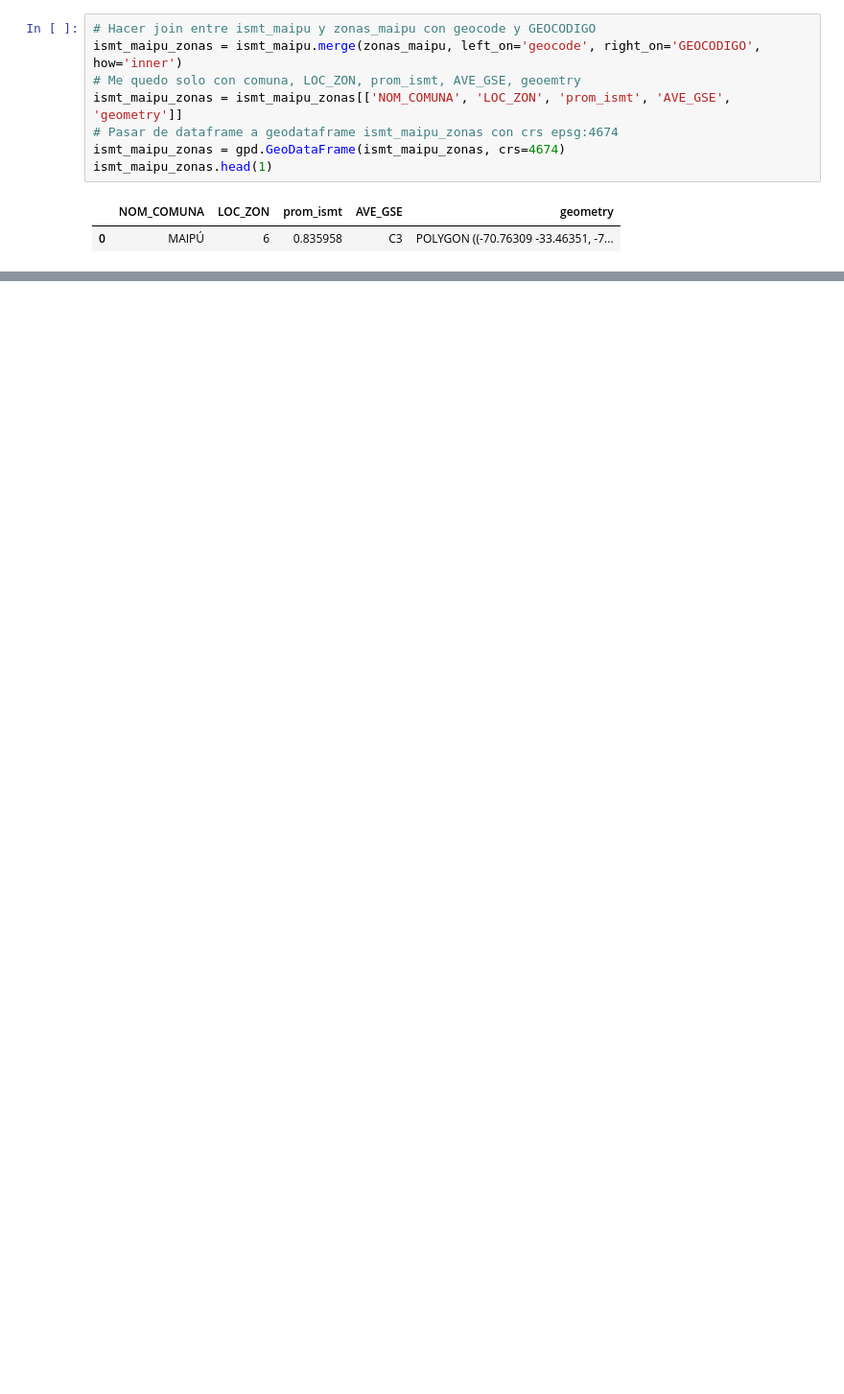
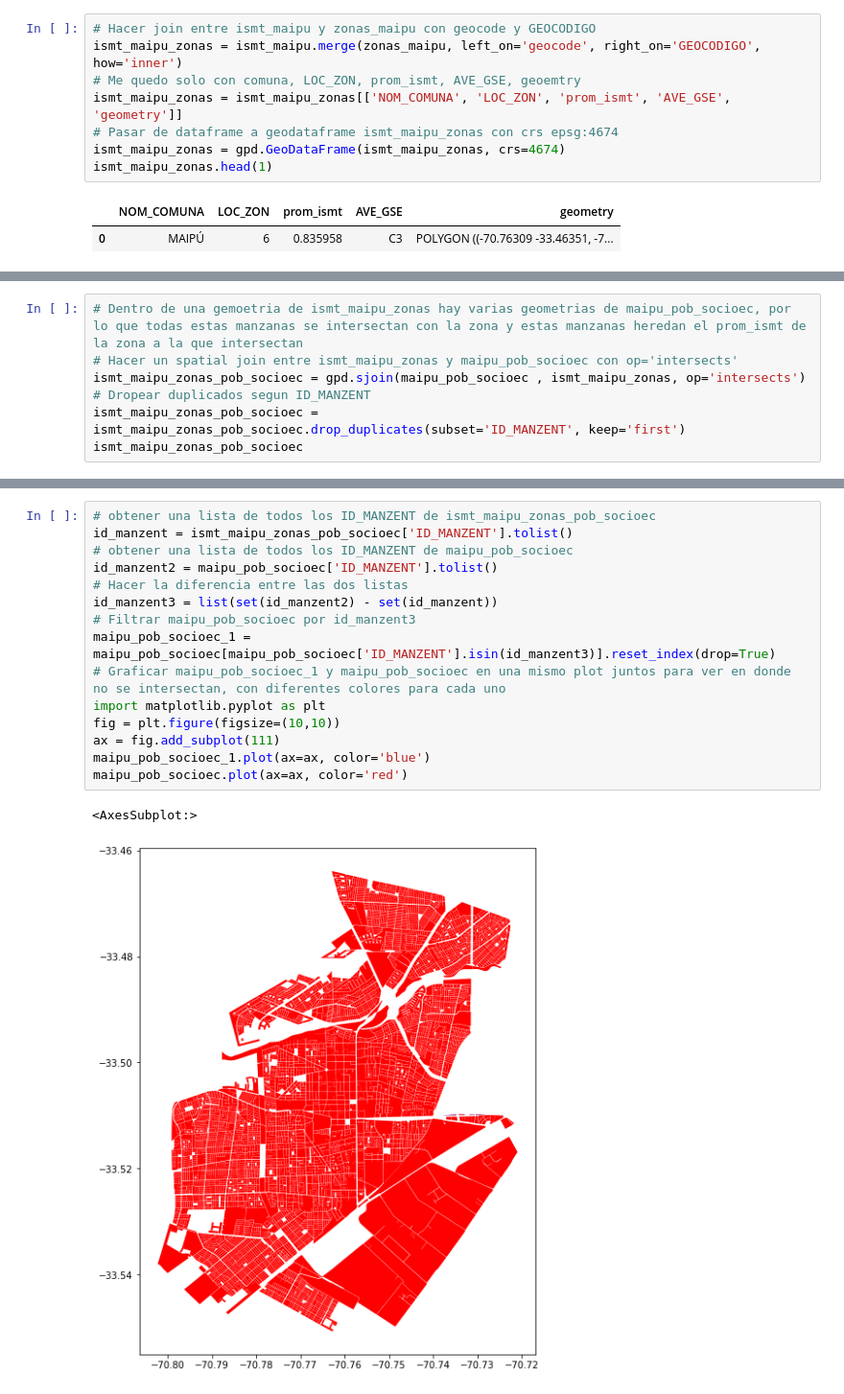
Before and after one commit to JZapataMA/informal_assessment_proyect_CDG, a Jupyter notebook: proyecto.ipynb, the cells around one changed output, grey strips where cells are left out. Shown at 96% size. Drawn from its saved outputs; the diff is of its cells as text; blank space fills up the shorter version.

```diff
--- a/proyecto.ipynb
+++ b/proyecto.ipynb
@@ -72,0 +53,7 @@ manzanas_maipu
+# %%
+# Dentro de una gemoetria de ismt_maipu_zonas hay varias geometrias de maipu_pob_socioec, por lo que todas estas manzanas se intersectan con la zona y estas manzanas heredan el prom_ismt de la zona a la que intersectan
+# Hacer un spatial join entre ismt_maipu_zonas y maipu_pob_socioec con op='intersects'
+ismt_maipu_zonas_pob_socioec = gpd.sjoin(maipu_pob_socioec , ismt_maipu_zonas, op='intersects')
+# Dropear duplicados segun ID_MANZENT
+ismt_maipu_zonas_pob_socioec = ismt_maipu_zonas_pob_socioec.drop_duplicates(subset='ID_MANZENT', keep='first')
+ismt_maipu_zonas_pob_socioec
@@ -72,0 +74,18 @@ manzanas_maipu
+# %%
+# obtener una lista de todos los ID_MANZENT de ismt_maipu_zonas_pob_socioec
+id_manzent = ismt_maipu_zonas_pob_socioec['ID_MANZENT'].tolist()
+# obtener una lista de todos los ID_MANZENT de maipu_pob_socioec
+id_manzent2 = maipu_pob_socioec['ID_MANZENT'].tolist()
+# Hacer la diferencia entre las dos listas
+id_manzent3 = list(set(id_manzent2) - set(id_manzent))
+# Filtrar maipu_pob_socioec por id_manzent3
+maipu_pob_socioec_1 = maipu_pob_socioec[maipu_pob_socioec['ID_MANZENT'].isin(id_manzent3)].reset_index(drop=True)
+# Graficar maipu_pob_socioec_1 y maipu_pob_socioec en una mismo plot juntos para ver en donde no se intersectan, con diferentes colores para cada uno
+import matplotlib.pyplot as plt
+fig = plt.figure(figsize=(10,10))
+ax = fig.add_subplot(111)
+maipu_pob_socioec_1.plot(ax=ax, color='blue')
+maipu_pob_socioec.plot(ax=ax, color='red')
+# %% [output]
+<AxesSubplot:>
+[figure, added]
```
Also changed, not shown: parts of 10 cells of this notebook.
